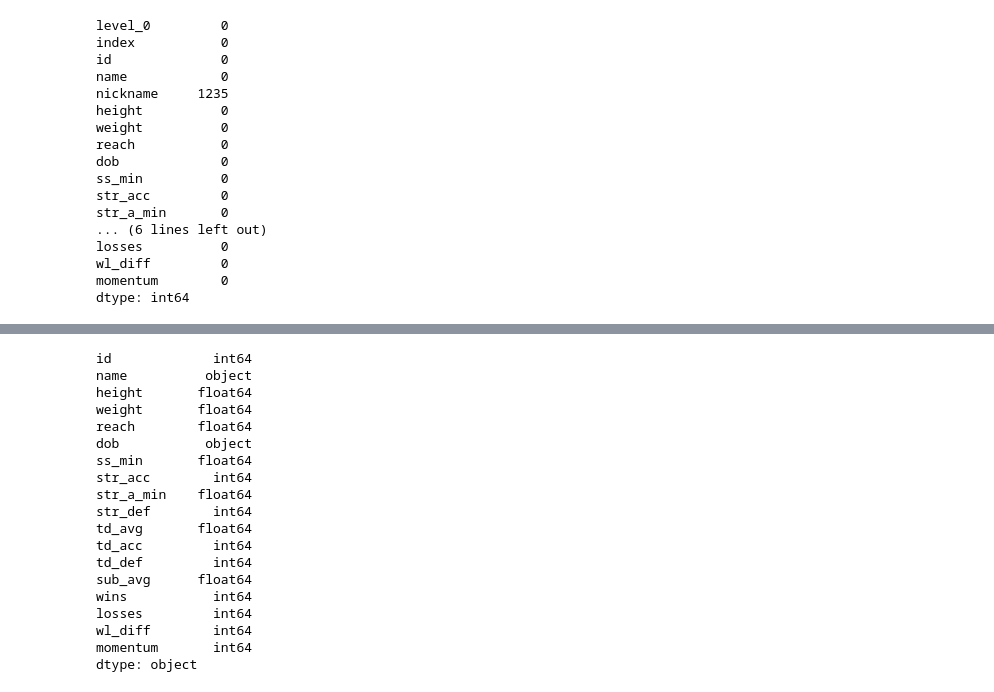
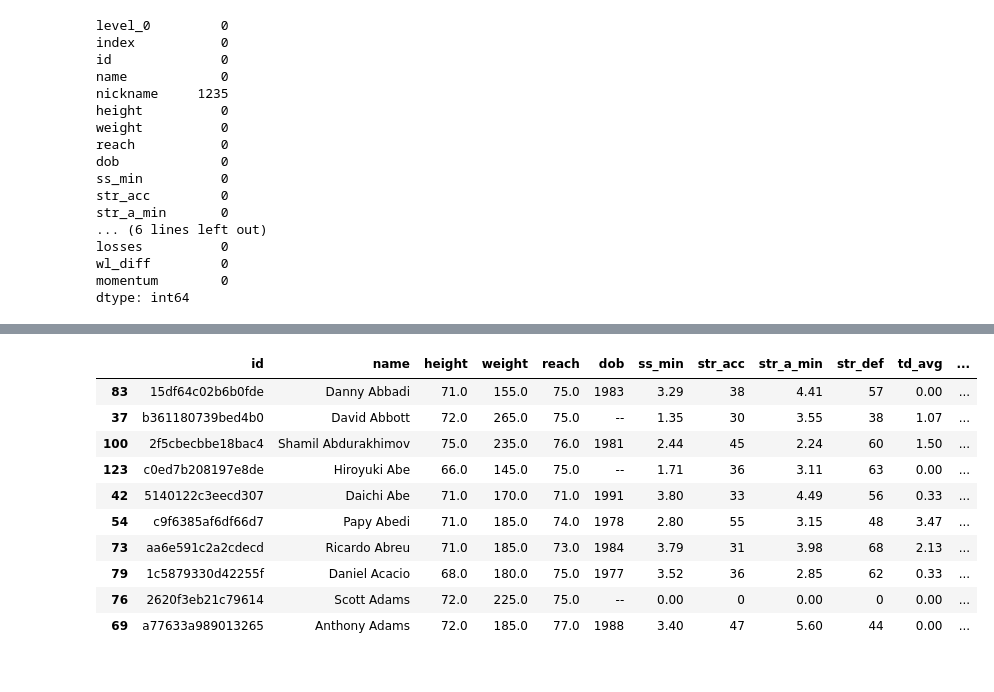
Before and after one commit to pkong97/mma-predictor, a Jupyter notebook: prediction-engine.ipynb, the cells around one changed output, grey strips where cells are left out. Drawn from its saved outputs; the diff is of its cells as text; code cells hidden in the pictures.

```diff
--- a/prediction-engine.ipynb
+++ b/prediction-engine.ipynb
@@ -184,25 +161,17 @@ df.describe()
 #fix td_avg and sub_avg values
 df['td_avg'] = df['td_avg'].apply(lambda x: float(x[1:]))
 df['sub_avg'] = df['sub_avg'].apply(lambda x: float(x[2:]))
-# %%
-df.dtypes
-# %% [output]
-id             int64
-name          object
-height       float64
-weight       float64
-reach        float64
-dob           object
-ss_min       float64
-str_acc        int64
-str_a_min    float64
-str_def        int64
-td_avg       float64
-td_acc         int64
-td_def         int64
-sub_avg      float64
-wins           int64
-losses         int64
-wl_diff        int64
-momentum       int64
-dtype: object
+# %%
+df.head(10)
+# %% [output]
+|  | id | name | height | weight | reach | dob | ss_min | str_acc | str_a_min | str_def | td_avg | ... |
+| 83 | 15df64c02b6b0fde | Danny Abbadi | 71.0 | 155.0 | 75.0 | 1983 | 3.29 | 38 | 4.41 | 57 | 0.00 | ... |
+| 37 | b361180739bed4b0 | David Abbott | 72.0 | 265.0 | 75.0 | -- | 1.35 | 30 | 3.55 | 38 | 1.07 | ... |
+| 100 | 2f5cbecbbe18bac4 | Shamil Abdurakhimov | 75.0 | 235.0 | 76.0 | 1981 | 2.44 | 45 | 2.24 | 60 | 1.50 | ... |
+| 123 | c0ed7b208197e8de | Hiroyuki Abe | 66.0 | 145.0 | 75.0 | -- | 1.71 | 36 | 3.11 | 63 | 0.00 | ... |
+| 42 | 5140122c3eecd307 | Daichi Abe | 71.0 | 170.0 | 71.0 | 1991 | 3.80 | 33 | 4.49 | 56 | 0.33 | ... |
+| 54 | c9f6385af6df66d7 | Papy Abedi | 71.0 | 185.0 | 74.0 | 1978 | 2.80 | 55 | 3.15 | 48 | 3.47 | ... |
+| 73 | aa6e591c2a2cdecd | Ricardo Abreu | 71.0 | 185.0 | 73.0 | 1984 | 3.79 | 31 | 3.98 | 68 | 2.13 | ... |
+| 79 | 1c5879330d42255f | Daniel Acacio | 68.0 | 180.0 | 75.0 | 1977 | 3.52 | 36 | 2.85 | 62 | 0.33 | ... |
+| 76 | 2620f3eb21c79614 | Scott Adams | 72.0 | 225.0 | 75.0 | -- | 0.00 | 0 | 0.00 | 0 | 0.00 | ... |
+| 69 | a77633a989013265 | Anthony Adams | 72.0 | 185.0 | 77.0 | 1988 | 3.40 | 47 | 5.60 | 44 | 0.00 | ... |
```
Also changed, not shown: parts of 6 cells of this notebook.
